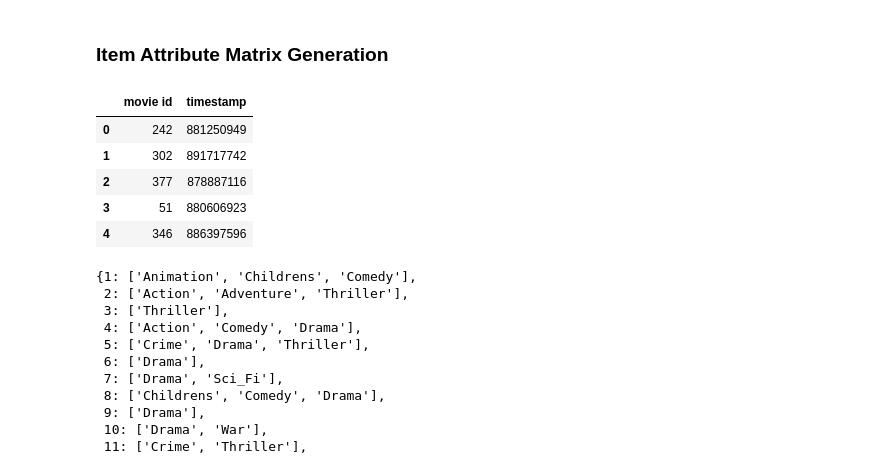
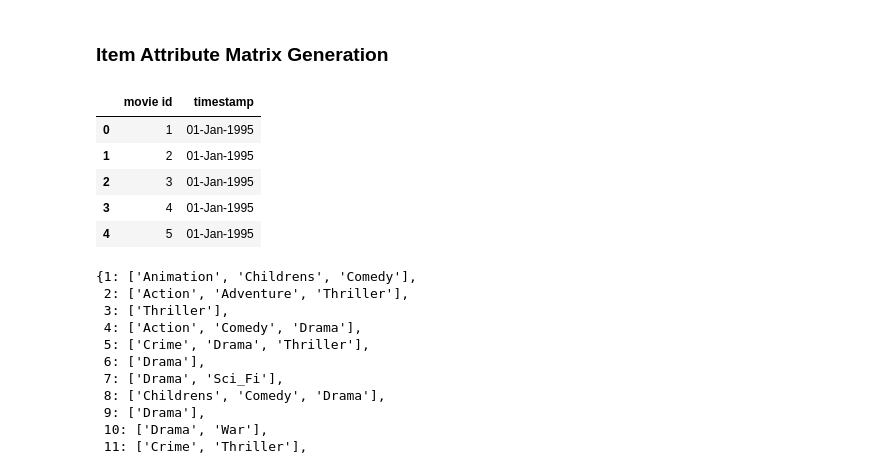
Before and after one commit to RPChinhara/cold-start-recommender, a Jupyter notebook: cold-start-recommender.ipynb, the cells around one changed output. Saved outputs shown, nothing was run; the diff lists cells and outputs as text; code cells hidden in the pictures.

Commit message:
item generation corrected

```diff
--- a/cold-start-recommender.ipynb
+++ b/cold-start-recommender.ipynb
@@ -100,16 +100,16 @@ genre
 ### Item Attribute Matrix Generation
 # %%
 items_old_new = pd.DataFrame()
-items_old_new['movie id'] = data['movie id']
-items_old_new['timestamp'] = data['timestamp']
+items_old_new['movie id'] = items['movie id']
+items_old_new['timestamp'] = items['release date']
 items_old_new.head()
 # %% [output]
 |  | movie id | timestamp |
-| 0 | 242 | 881250949 |
-| 1 | 302 | 891717742 |
-| 2 | 377 | 878887116 |
-| 3 | 51 | 880606923 |
-| 4 | 346 | 886397596 |
+| 0 | 1 | 01-Jan-1995 |
+| 1 | 2 | 01-Jan-1995 |
+| 2 | 3 | 01-Jan-1995 |
+| 3 | 4 | 01-Jan-1995 |
+| 4 | 5 | 01-Jan-1995 |
 # %%
 movie_attribute_dict = {}
 attributes = items[5:]
```
Also changed, not shown: parts of 3 cells of this notebook.
